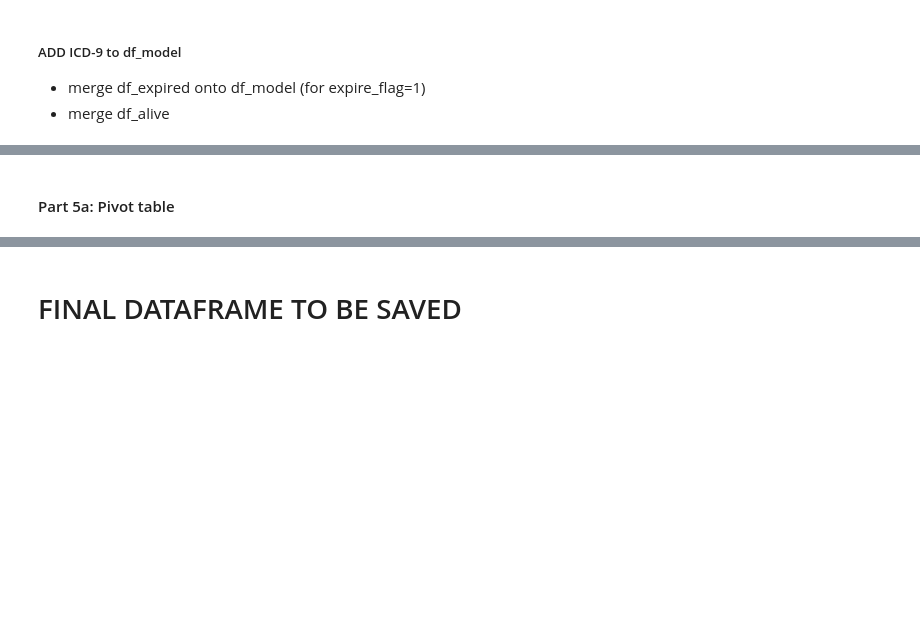
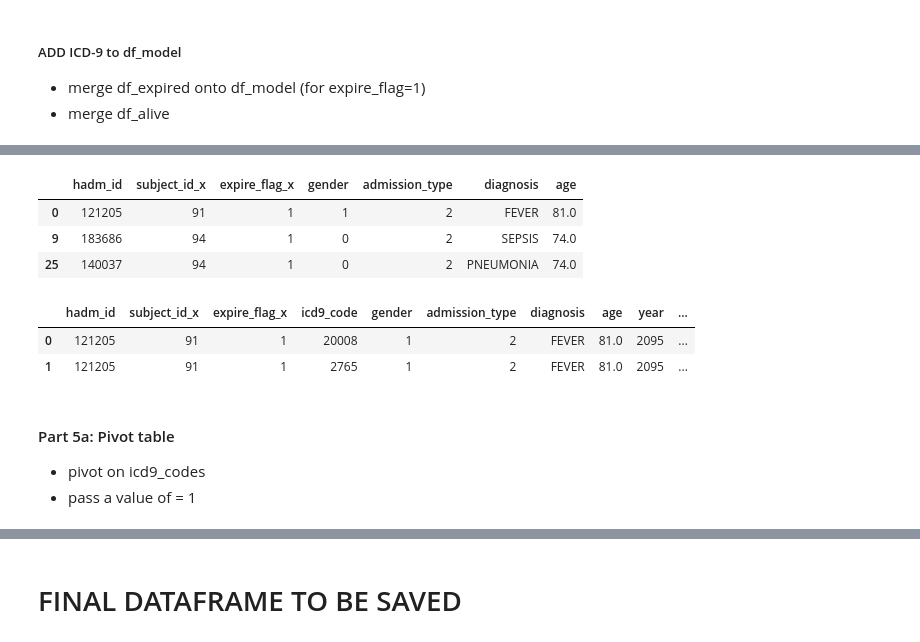
Before and after one commit to billiescodes/mortality_in_ICU, a Jupyter notebook: 01_ExploratoryAnalysis.ipynb, the cells around one changed output, grey strips where cells are left out. Drawn from its saved outputs; the diff is of its cells as text; code cells hidden in the pictures; blank space fills up the shorter version.

```diff
--- a/01_ExploratoryAnalysis.ipynb
+++ b/01_ExploratoryAnalysis.ipynb
@@ -1153,0 +1192,7 @@ keep;
+# %%
+df_tmp[:3]
+# %% [output]
+|  | hadm_id | subject_id_x | expire_flag_x | gender | admission_type | diagnosis | age |
+| 0 | 121205 | 91 | 1 | 1 | 2 | FEVER | 81.0 |
+| 9 | 183686 | 94 | 1 | 0 | 2 | SEPSIS | 74.0 |
+| 25 | 140037 | 94 | 1 | 0 | 2 | PNEUMONIA | 74.0 |
@@ -1154,5 +1203,13 @@ keep;
+# %%
+df_model[:2]
+# %% [output]
+|  | hadm_id | subject_id_x | expire_flag_x | icd9_code | gender | admission_type | diagnosis | age | year | ... |
+| 0 | 121205 | 91 | 1 | 20008 | 1 | 2 | FEVER | 81.0 | 2095 | ... |
+| 1 | 121205 | 91 | 1 | 2765 | 1 | 2 | FEVER | 81.0 | 2095 | ... |
 # %% [markdown]
 #### Part 5a: Pivot table
+- pivot on icd9_codes
+- pass a value of = 1
 # %%
 tmp = pd.pivot_table(df_model, values='d', index=['hadm_id','subject_id_x'], columns=['icd9_code'])
 # %%
```
Also changed, not shown: parts of 45 cells of this notebook.
